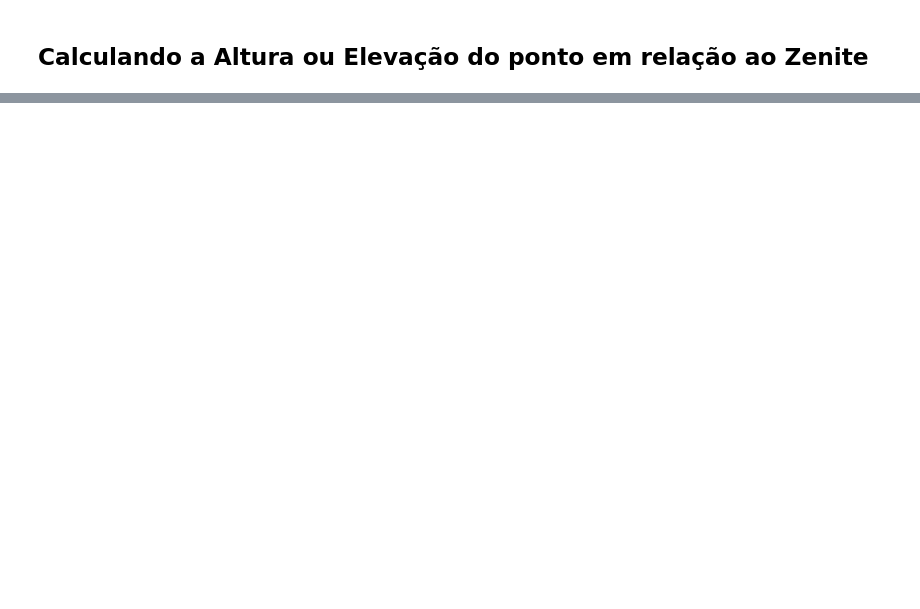
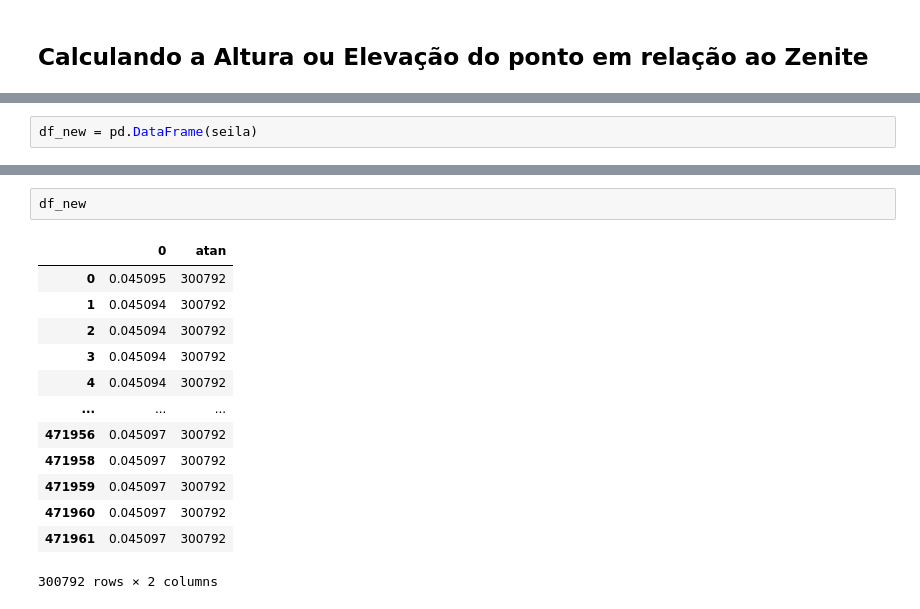
Before and after one commit to geoinfo-smdu/fator-de-visao-do-ceu, a Jupyter notebook: SVF from LiDAR.ipynb, the cells around one changed output, grey strips where cells are left out. Cells and saved outputs as stored; diff of their text form; blank space fills up the shorter version.

```diff
--- a/SVF from LiDAR.ipynb
+++ b/SVF from LiDAR.ipynb
@@ -118,0 +252,2 @@ def distancia_horizontal(x1, y1, x2, y2):
+# %%
+df_new = pd.DataFrame(seila)
@@ -118,0 +259,16 @@ def distancia_horizontal(x1, y1, x2, y2):
+# %%
+df_new
+# %% [output]
+|  | 0 | atan |
+| 0 | 0.045095 | 300792 |
+| 1 | 0.045094 | 300792 |
+| 2 | 0.045094 | 300792 |
+| 3 | 0.045094 | 300792 |
+| 4 | 0.045094 | 300792 |
+| ... | ... | ... |
+| 471956 | 0.045097 | 300792 |
+| 471958 | 0.045097 | 300792 |
+| 471959 | 0.045097 | 300792 |
+| 471960 | 0.045097 | 300792 |
+| 471961 | 0.045097 | 300792 |
+300792 rows × 2 columns
```
Also changed, not shown: parts of 23 cells of this notebook.
